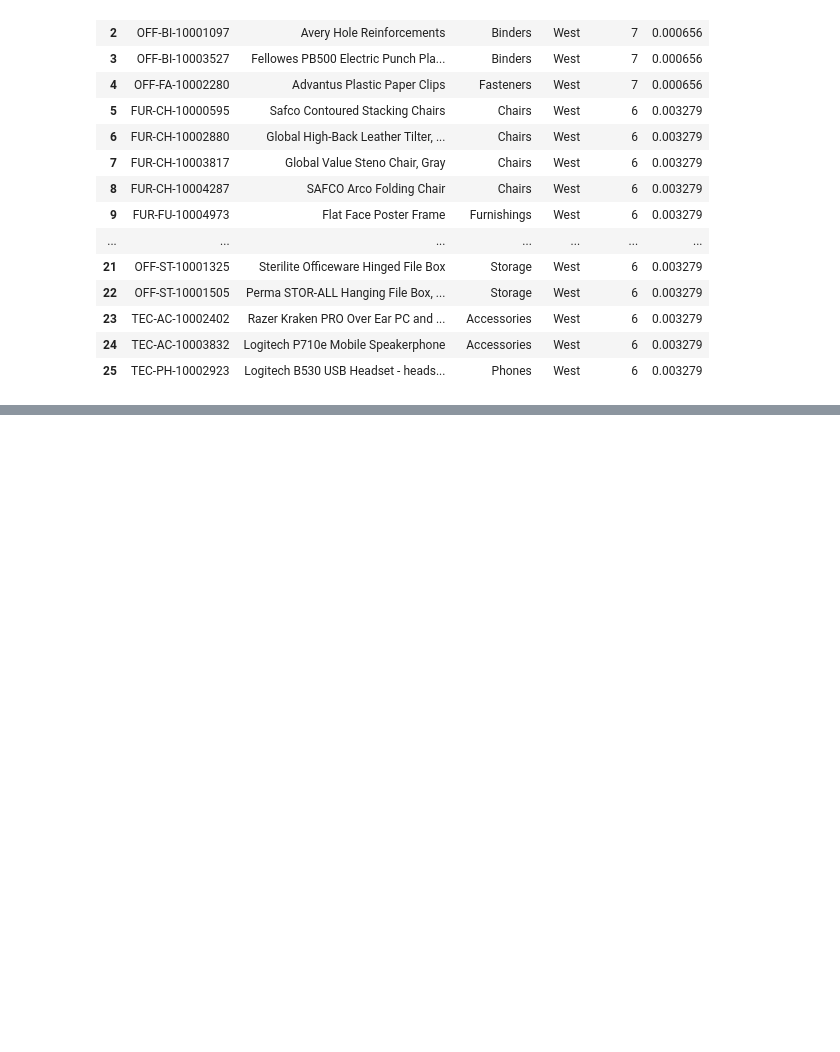
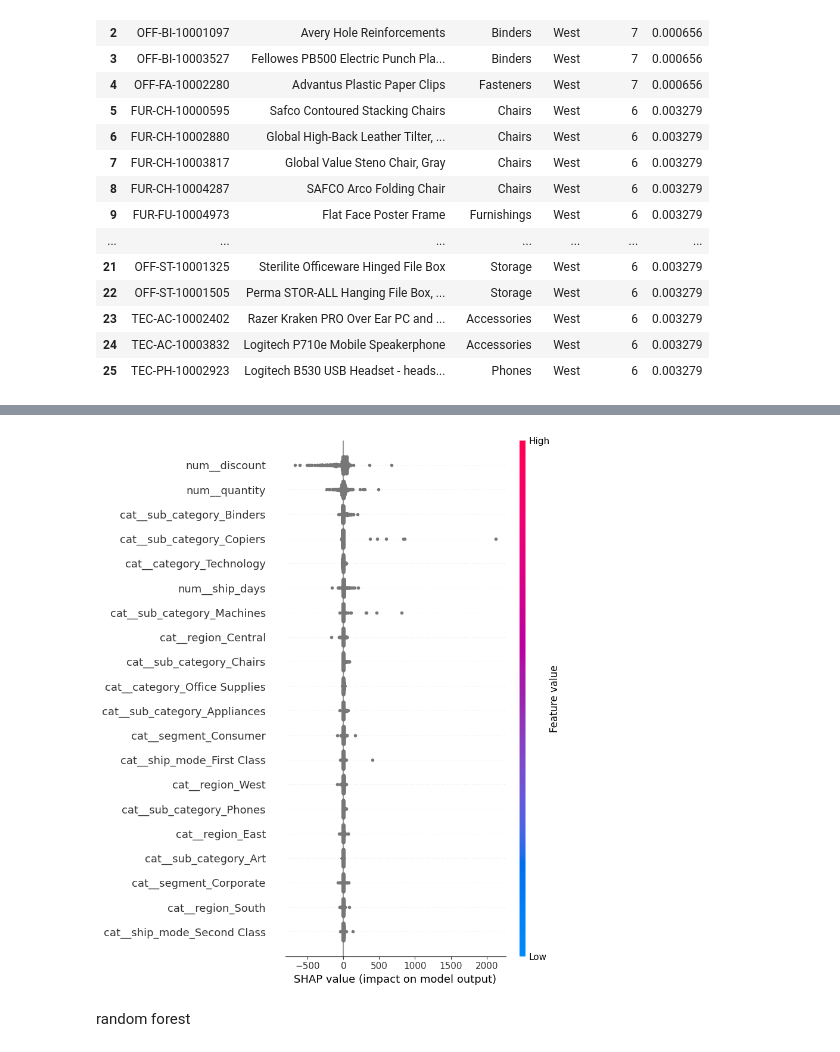
Before and after one commit to quynhho27/Superstore-Sales-Discount-Strategy-, a Jupyter notebook: Superstore Analysis.ipynb, the cells around one changed output, grey strips where cells are left out. Cells and saved outputs as stored; diff of their text form; code cells hidden in the pictures; blank space fills up the shorter version.

```diff
--- a/Superstore Analysis.ipynb
+++ b/Superstore Analysis.ipynb
@@ -833,0 +928,7 @@ pd.read_sql(query, conn)
+# %%
+preprocess = ColumnTransformer(
+    transformers=[
+        ('cat', OneHotEncoder(handle_unknown='ignore'), cat_features),
+        ('num', 'passthrough', num_features)
+    ]
+)
@@ -833,0 +984,21 @@ pd.read_sql(query, conn)
+# %%
+
+
+xgb_model = pipe.named_steps['model']
+
+importances = xgb_model.feature_importances_
+
+feature_names = (
+    pipe.named_steps['prep']
+    .get_feature_names_out()
+)
+
+fi = (
+    pd.DataFrame({
+        'feature': feature_names,
+        'importance': importances
+    })
+    .sort_values('importance', ascending=False)
+)
+
+fi.head(15)
@@ -833,0 +1022,19 @@ pd.read_sql(query, conn)
+# %%
+import shap
+
+X_sample = X.sample(1000, random_state=42)
+
+X_trans = pipe.named_steps['prep'].transform(X_sample)
+
+explainer = shap.TreeExplainer(xgb_model)
+shap_values = explainer.shap_values(X_trans)
+
+shap.summary_plot(
+    shap_values,
+    X_trans,
+    feature_names=feature_names
+)
+# %% [output]
+[figure, added]
+# %% [markdown]
+random forest
```
Also changed, not shown: parts of 22 cells of this notebook.
